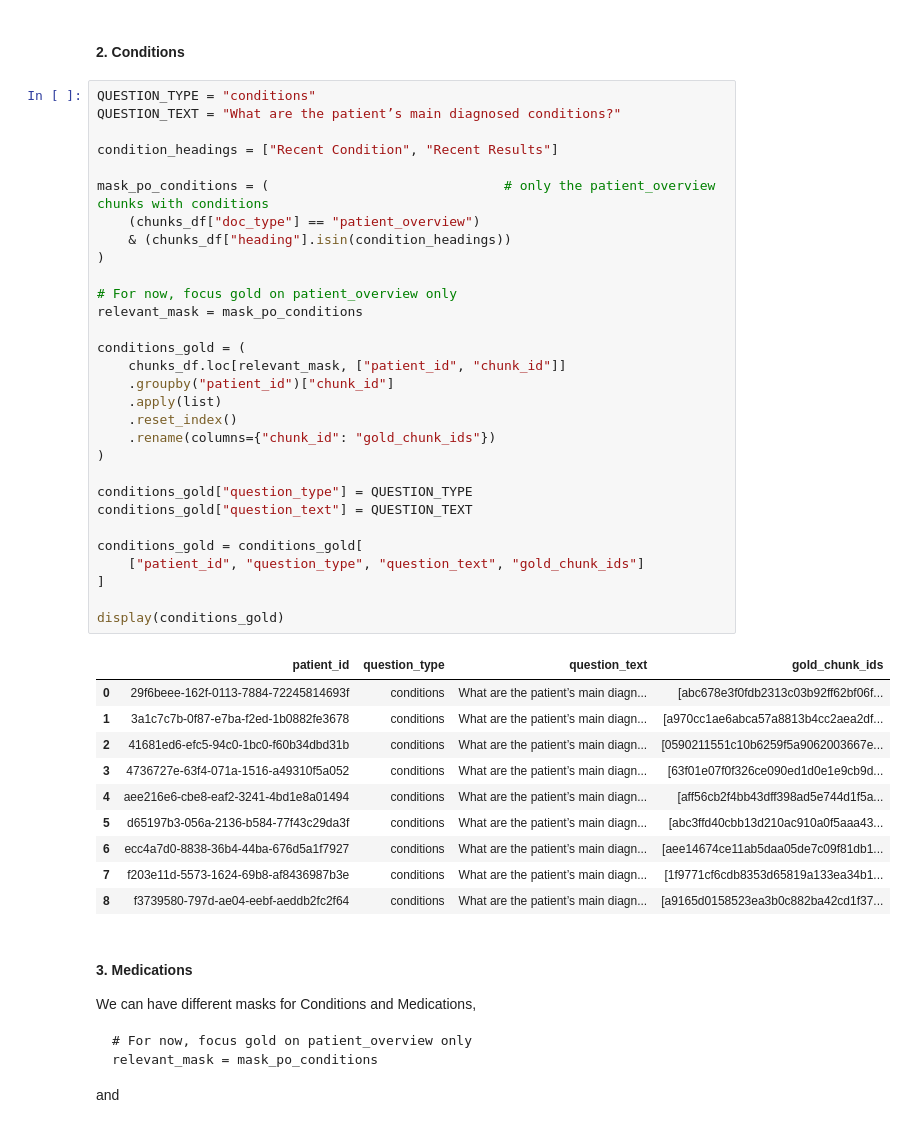
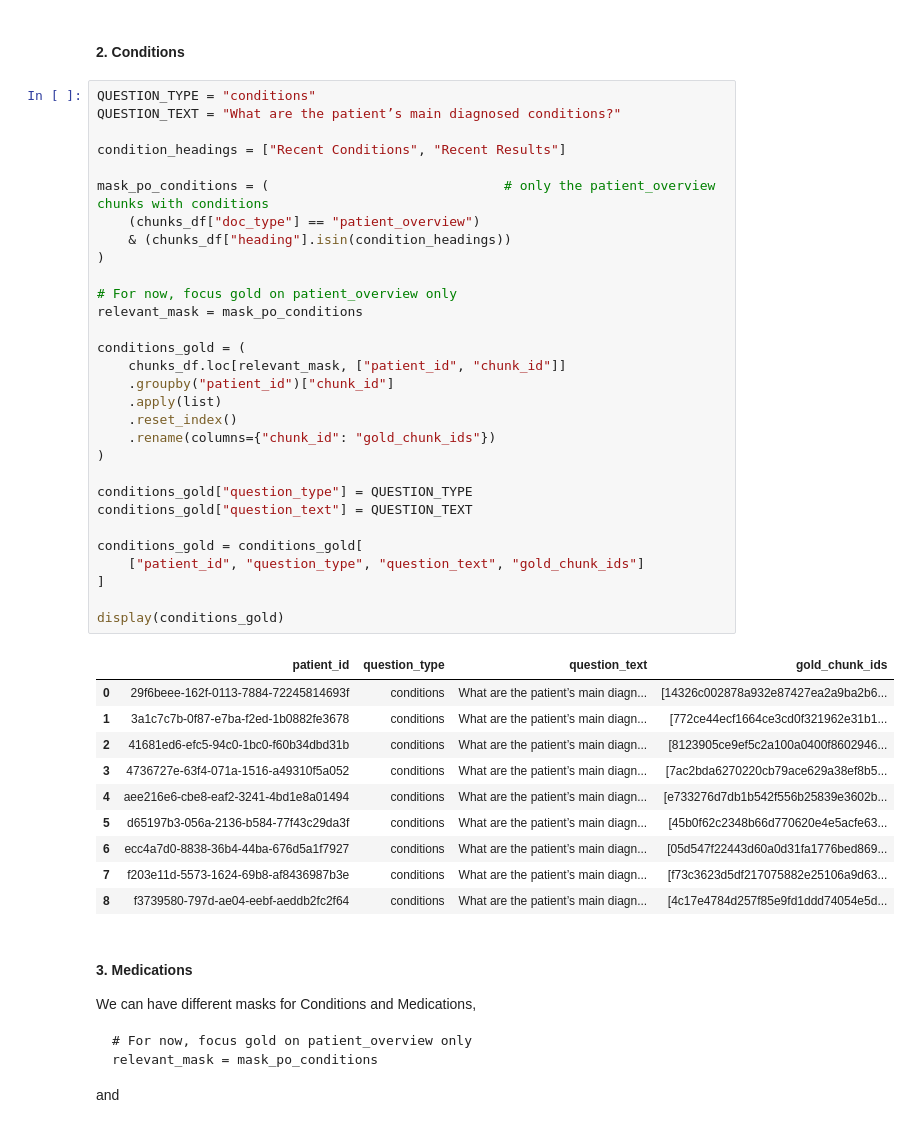
Before and after one commit to btomaszewicz/llm-zoomcamp-capstone-project, a Jupyter notebook: notebooks/rag_eval_llm_as_judge.ipynb, the cells around one changed output. Cells and saved outputs as stored; diff of their text form.

```diff
--- a/notebooks/rag_eval_llm_as_judge.ipynb
+++ b/notebooks/rag_eval_llm_as_judge.ipynb
@@ -707,43 +707,43 @@ display(patient_overview_gold)
 QUESTION_TYPE = "conditions"
 QUESTION_TEXT = "What are the patient’s main diagnosed conditions?"
 
-condition_headings = ["Recent Condition", "Recent Results"]
+condition_headings = ["Recent Conditions", "Recent Results"]
 
 mask_po_conditions = (                              # only the patient_overview chunks with conditions
     (chunks_df["doc_type"] == "patient_overview")
     & (chunks_df["heading"].isin(condition_headings))
 )
 
 # For now, focus gold on patient_overview only
 relevant_mask = mask_po_conditions
 
 conditions_gold = (
     chunks_df.loc[relevant_mask, ["patient_id", "chunk_id"]]
     .groupby("patient_id")["chunk_id"]
     .apply(list)
     .reset_index()
     .rename(columns={"chunk_id": "gold_chunk_ids"})
 )
 
 conditions_gold["question_type"] = QUESTION_TYPE
 conditions_gold["question_text"] = QUESTION_TEXT
 
 conditions_gold = conditions_gold[
     ["patient_id", "question_type", "question_text", "gold_chunk_ids"]
 ]
 
 display(conditions_gold)
 # %% [output]
 |  | patient_id | question_type | question_text | gold_chunk_ids |
-| 0 | 29f6beee-162f-0113-7884-72245814693f | conditions | What are the patient’s main diagn... | [abc678e3f0fdb2313c03b92ff62bf06f... |
-| 1 | 3a1c7c7b-0f87-e7ba-f2ed-1b0882fe3678 | conditions | What are the patient’s main diagn... | [a970cc1ae6abca57a8813b4cc2aea2df... |
-| 2 | 41681ed6-efc5-94c0-1bc0-f60b34dbd31b | conditions | What are the patient’s main diagn... | [0590211551c10b6259f5a9062003667e... |
-| 3 | 4736727e-63f4-071a-1516-a49310f5a052 | conditions | What are the patient’s main diagn... | [63f01e07f0f326ce090ed1d0e1e9cb9d... |
-| 4 | aee216e6-cbe8-eaf2-3241-4bd1e8a01494 | conditions | What are the patient’s main diagn... | [aff56cb2f4bb43dff398ad5e744d1f5a... |
-| 5 | d65197b3-056a-2136-b584-77f43c29da3f | conditions | What are the patient’s main diagn... | [abc3ffd40cbb13d210ac910a0f5aaa43... |
-| 6 | ecc4a7d0-8838-36b4-44ba-676d5a1f7927 | conditions | What are the patient’s main diagn... | [aee14674ce11ab5daa05de7c09f81db1... |
-| 7 | f203e11d-5573-1624-69b8-af8436987b3e | conditions | What are the patient’s main diagn... | [1f9771cf6cdb8353d65819a133ea34b1... |
-| 8 | f3739580-797d-ae04-eebf-aeddb2fc2f64 | conditions | What are the patient’s main diagn... | [a9165d0158523ea3b0c882ba42cd1f37... |
+| 0 | 29f6beee-162f-0113-7884-72245814693f | conditions | What are the patient’s main diagn... | [14326c002878a932e87427ea2a9ba2b6... |
+| 1 | 3a1c7c7b-0f87-e7ba-f2ed-1b0882fe3678 | conditions | What are the patient’s main diagn... | [772ce44ecf1664ce3cd0f321962e31b1... |
+| 2 | 41681ed6-efc5-94c0-1bc0-f60b34dbd31b | conditions | What are the patient’s main diagn... | [8123905ce9ef5c2a100a0400f8602946... |
+| 3 | 4736727e-63f4-071a-1516-a49310f5a052 | conditions | What are the patient’s main diagn... | [7ac2bda6270220cb79ace629a38ef8b5... |
+| 4 | aee216e6-cbe8-eaf2-3241-4bd1e8a01494 | conditions | What are the patient’s main diagn... | [e733276d7db1b542f556b25839e3602b... |
+| 5 | d65197b3-056a-2136-b584-77f43c29da3f | conditions | What are the patient’s main diagn... | [45b0f62c2348b66d770620e4e5acfe63... |
+| 6 | ecc4a7d0-8838-36b4-44ba-676d5a1f7927 | conditions | What are the patient’s main diagn... | [05d547f22443d60a0d31fa1776bed869... |
+| 7 | f203e11d-5573-1624-69b8-af8436987b3e | conditions | What are the patient’s main diagn... | [f73c3623d5df217075882e25106a9d63... |
+| 8 | f3739580-797d-ae04-eebf-aeddb2fc2f64 | conditions | What are the patient’s main diagn... | [4c17e4784d257f85e9fd1ddd74054e5d... |
 # %% [markdown]
 #### 3. Medications
 
```
Also changed, not shown: parts of 14 cells of this notebook.
